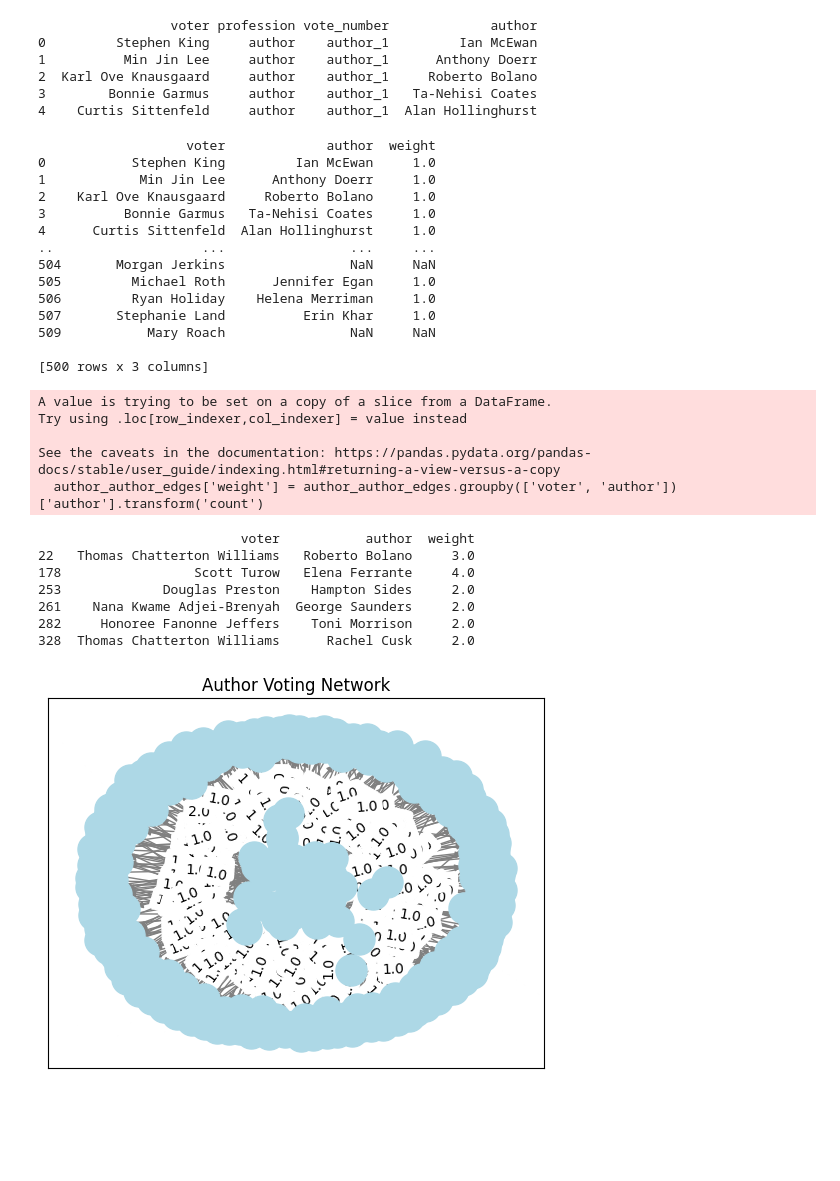
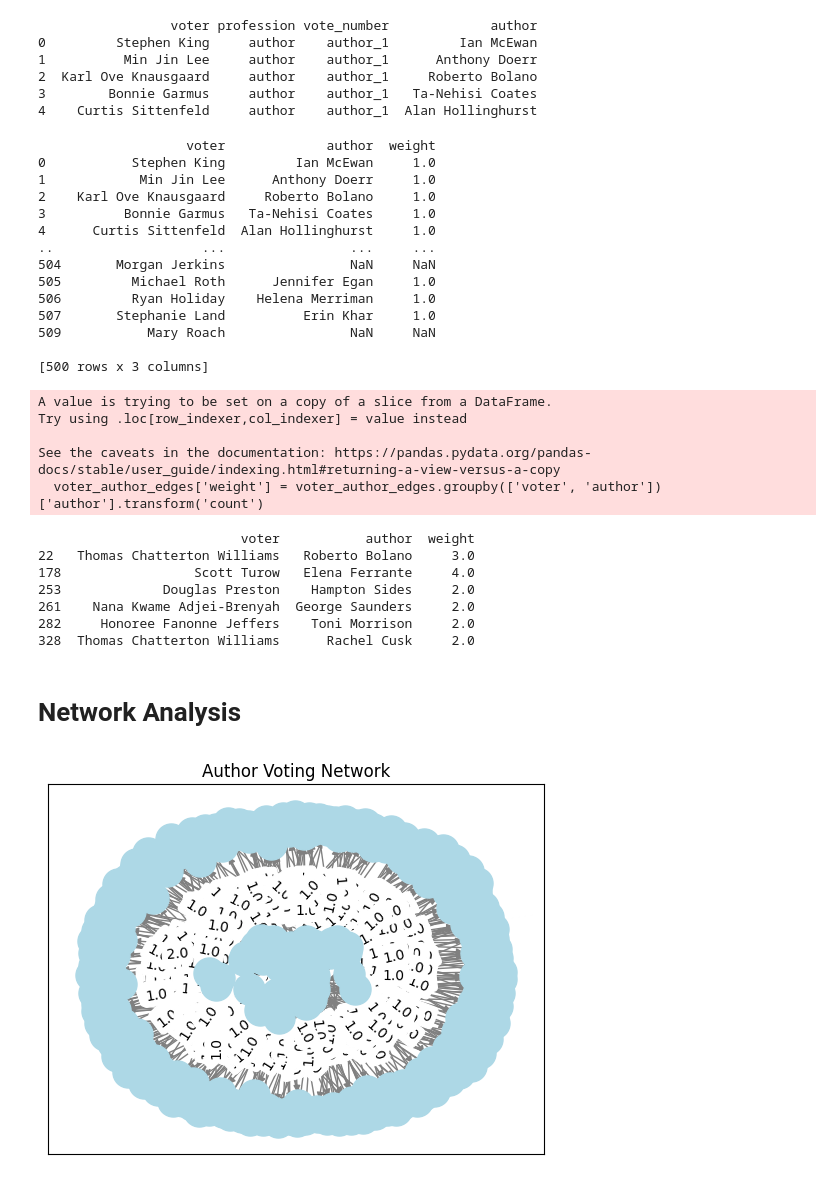
Before and after one commit to Marley-Myrianthopoulos/cunysps_data620, a Jupyter notebook: final/620_final.ipynb, the cells around one changed output. Saved outputs shown, nothing was run; the diff lists cells and outputs as text; code cells hidden in the pictures; blank space fills up the shorter version.

```diff
--- a/final/620_final.ipynb
+++ b/final/620_final.ipynb
@@ -96,10 +100,10 @@ author_to_author = ballots[['voter', 'profession', 'author_1', 'author_2', 'auth
 # %%
-author_to_author_long = pd.melt(author_to_author,
+voter_to_author_long = pd.melt(voter_to_author,
                   id_vars=['voter', 'profession'],
                   value_vars=['author_1', 'author_2', 'author_3', 'author_4', 'author_5', 'author_6', 'author_7', 'author_8', 'author_9', 'author_10'],
                   var_name='vote_number',
                   value_name='author')
-print(author_to_author_long.head())
+print(voter_to_author_long.head())
 # %% [output]
                  voter profession vote_number             author
 0         Stephen King     author    author_1         Ian McEwan
@@ -108,11 +112,11 @@ print(author_to_author_long.head())
 3        Bonnie Garmus     author    author_1   Ta-Nehisi Coates
 4    Curtis Sittenfeld     author    author_1  Alan Hollinghurst
 # %%
-author_author_edges = author_to_author_long[['voter', 'author']]
+voter_author_edges = voter_to_author_long[['voter', 'author']]
 # %%
-author_author_edges['weight'] = author_author_edges.groupby(['voter', 'author'])['author'].transform('count')
-author_author_edges = author_author_edges.drop_duplicates()
-print(author_author_edges)
+voter_author_edges['weight'] = voter_author_edges.groupby(['voter', 'author'])['author'].transform('count')
+voter_author_edges = voter_author_edges.drop_duplicates()
+print(voter_author_edges)
 # %% [output]
                    voter             author  weight
 0           Stephen King         Ian McEwan     1.0
@@ -132,5 +136,5 @@ A value is trying to be set on a copy of a slice from a DataFrame.
 Try using .loc[row_indexer,col_indexer] = value instead
 
 See the caveats in the documentation: https://pandas.pydata.org/pandas-docs/stable/user_guide/indexing.html#returning-a-view-versus-a-copy
-  author_author_edges['weight'] = author_author_edges.groupby(['voter', 'author'])['author'].transform('count')
+  voter_author_edges['weight'] = voter_author_edges.groupby(['voter', 'author'])['author'].transform('count')
 # %%
@@ -148,27 +150,31 @@ author_author_edges = author_author_edges.dropna()
+# %%
+voter_author_edges = voter_author_edges.dropna()
+# %% [markdown]
+# Network Analysis
 # %%
 # initializes graph
 graph = nx.DiGraph()
 
 
 # adds edges to the graph
-for index, row in author_author_edges.iterrows():
+for index, row in voter_author_edges.iterrows():
     graph.add_edge(row['voter'], row['author'], weight=row['weight'])
 
 # Draw graph with weights
 pos = nx.spring_layout(graph)
 edges = graph.edges(data=True)
 
 # Draw nodes
 nx.draw_networkx_nodes(graph, pos, node_color='lightblue', node_size=500)
 
 # Draw edges with weights
 nx.draw_networkx_edges(graph, pos, edgelist=edges, edge_color='gray')
 nx.draw_networkx_edge_labels(graph, pos, edge_labels={(u, v): d['weight'] for u, v, d in edges})
 
 # Draw node labels
 #nx.draw_networkx_labels(graph, pos)
 
 plt.title('Author Voting Network')
 plt.show()
 # %% [output]
-[figure, old version]
+[figure, new version]
```
Also changed, not shown: parts of 8 cells of this notebook.
